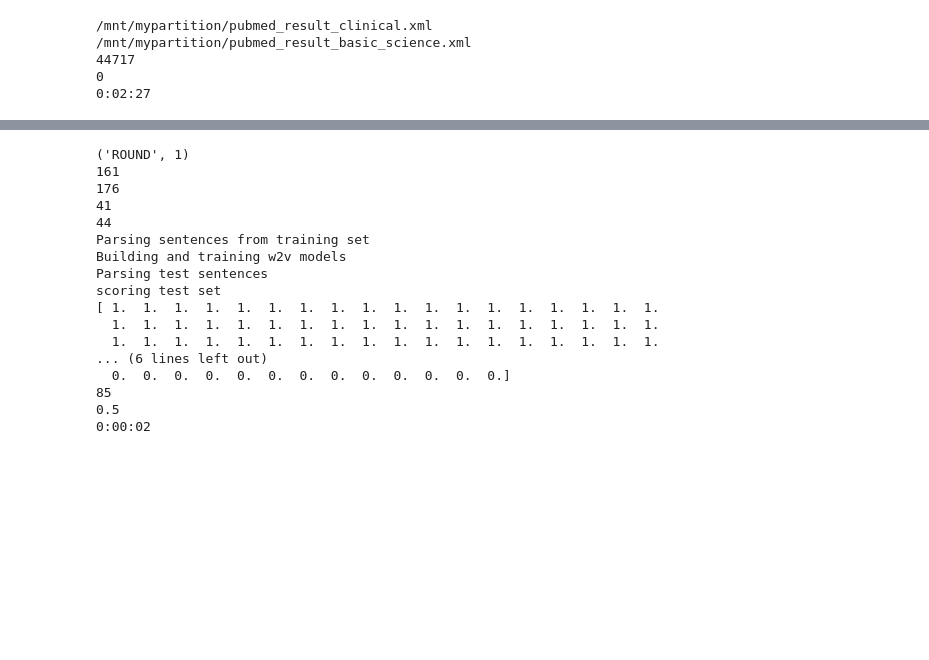
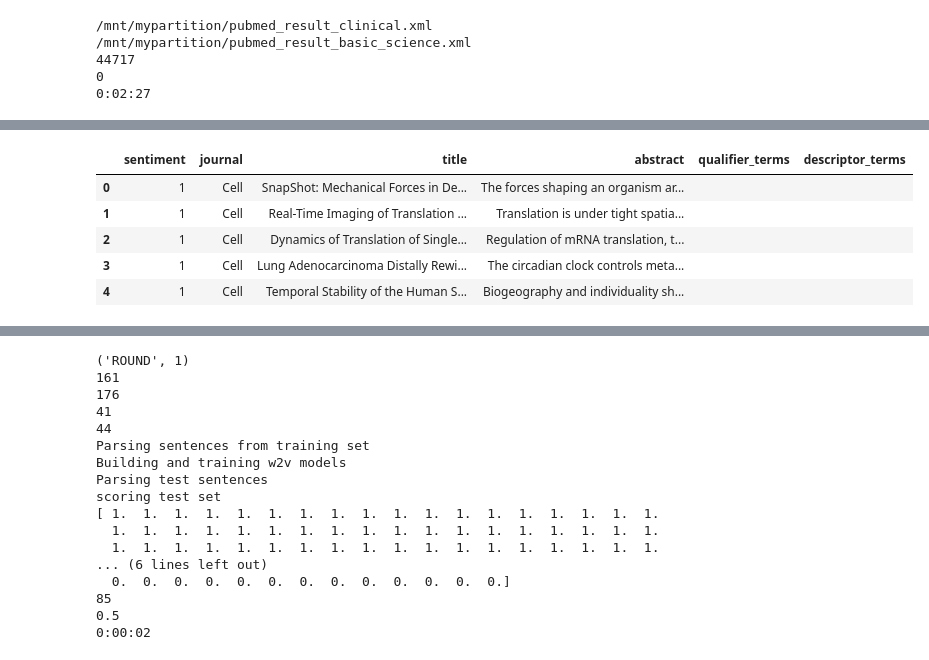
Before and after one commit to sarahwie/pubmed_nlp_research, a Jupyter notebook: journals_Pubmed_word2vec_inversion.ipynb, the cells around one changed output, grey strips where cells are left out. Cells and saved outputs as stored; diff of their text form; code cells hidden in the pictures; blank space fills up the shorter version.

```diff
--- a/journals_Pubmed_word2vec_inversion.ipynb
+++ b/journals_Pubmed_word2vec_inversion.ipynb
@@ -227,0 +237,9 @@ pickle.dump(df, open('/mnt/mypartition/Desktop2/dfJournalsSubset.p', 'wb'))
+# %%
+df2[0:5]
+# %% [output]
+|  | sentiment | journal | title | abstract | qualifier_terms | descriptor_terms |
+| 0 | 1 | Cell | SnapShot: Mechanical Forces in De... | The forces shaping an organism ar... |  |  |
+| 1 | 1 | Cell | Real-Time Imaging of Translation ... | Translation is under tight spatia... |  |  |
+| 2 | 1 | Cell | Dynamics of Translation of Single... | Regulation of mRNA translation, t... |  |  |
+| 3 | 1 | Cell | Lung Adenocarcinoma Distally Rewi... | The circadian clock controls meta... |  |  |
+| 4 | 1 | Cell | Temporal Stability of the Human S... | Biogeography and individuality sh... |  |  |
```
Also changed, not shown: parts of 21 cells of this notebook.
